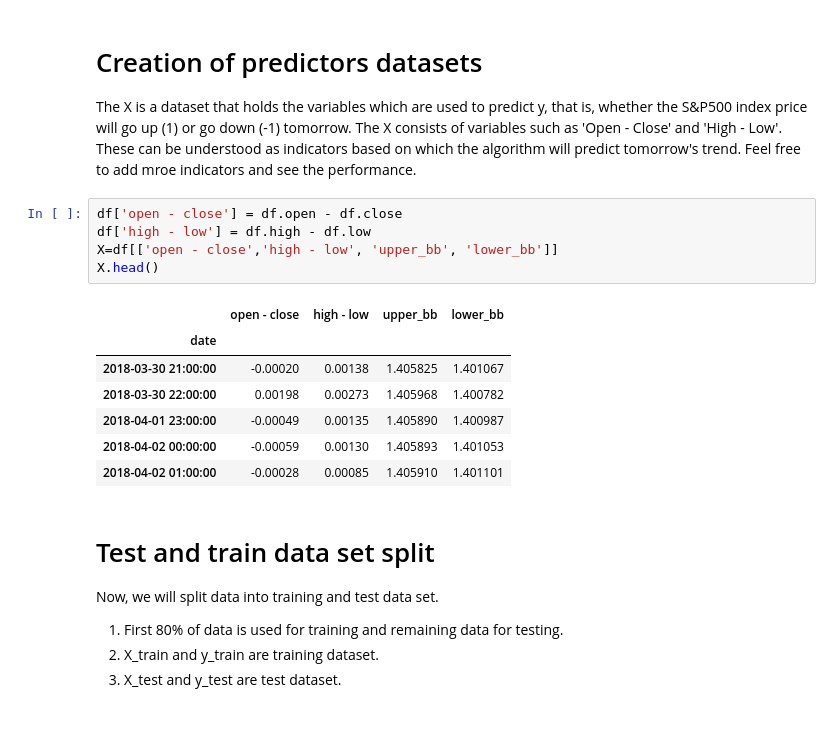
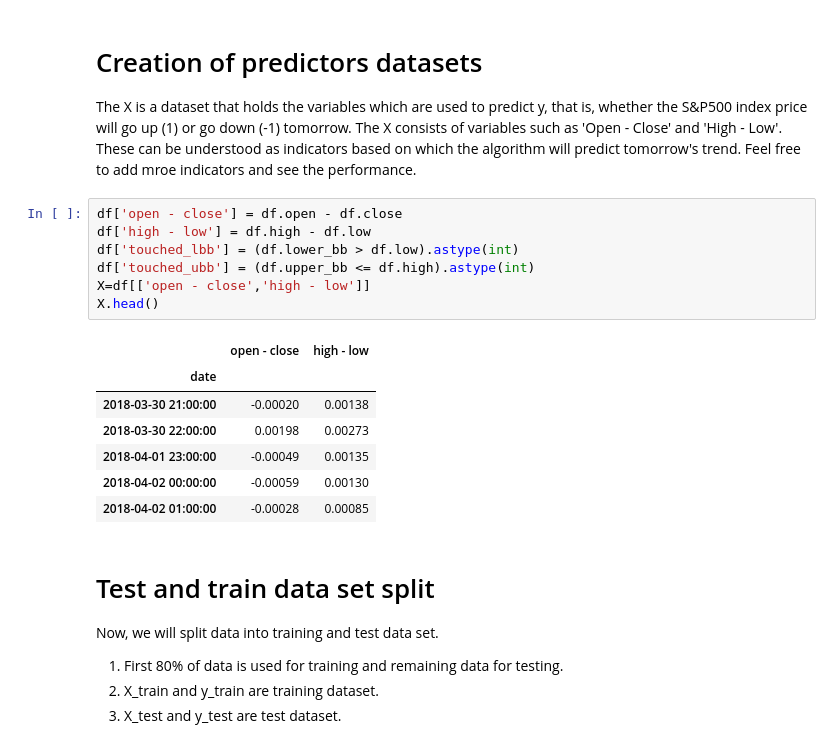
Before and after one commit to LazerLight/ML-Trading, a Jupyter notebook: Histon/QuantInst_SVM.ipynb, the cells around one changed output. Saved outputs shown, nothing was run; the diff lists cells and outputs as text.

```diff
--- a/Histon/QuantInst_SVM.ipynb
+++ b/Histon/QuantInst_SVM.ipynb
@@ -78,16 +69,18 @@ The X is a dataset that holds the variables which are used to predict y, that is
 # %%
 df['open - close'] = df.open - df.close
 df['high - low'] = df.high - df.low
-X=df[['open - close','high - low', 'upper_bb', 'lower_bb']]
+df['touched_lbb'] = (df.lower_bb > df.low).astype(int)
+df['touched_ubb'] = (df.upper_bb <= df.high).astype(int)
+X=df[['open - close','high - low']]
 X.head()
 # %% [output]
-|  | open - close | high - low | upper_bb | lower_bb |
-| date |  |  |  |  |
-| 2018-03-30 21:00:00 | -0.00020 | 0.00138 | 1.405825 | 1.401067 |
-| 2018-03-30 22:00:00 | 0.00198 | 0.00273 | 1.405968 | 1.400782 |
-| 2018-04-01 23:00:00 | -0.00049 | 0.00135 | 1.405890 | 1.400987 |
-| 2018-04-02 00:00:00 | -0.00059 | 0.00130 | 1.405893 | 1.401053 |
-| 2018-04-02 01:00:00 | -0.00028 | 0.00085 | 1.405910 | 1.401101 |
+|  | open - close | high - low |
+| date |  |  |
+| 2018-03-30 21:00:00 | -0.00020 | 0.00138 |
+| 2018-03-30 22:00:00 | 0.00198 | 0.00273 |
+| 2018-04-01 23:00:00 | -0.00049 | 0.00135 |
+| 2018-04-02 00:00:00 | -0.00059 | 0.00130 |
+| 2018-04-02 01:00:00 | -0.00028 | 0.00085 |
 # %% [markdown]
 # Test and train data set split
 
```
Also changed, not shown: parts of 4 cells of this notebook, 9 other files.
